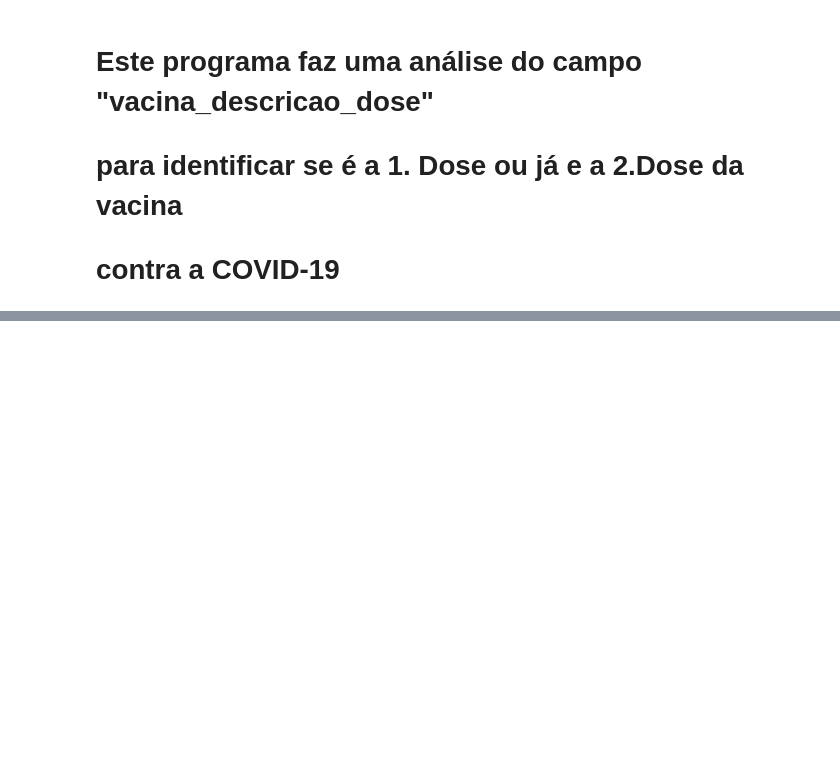
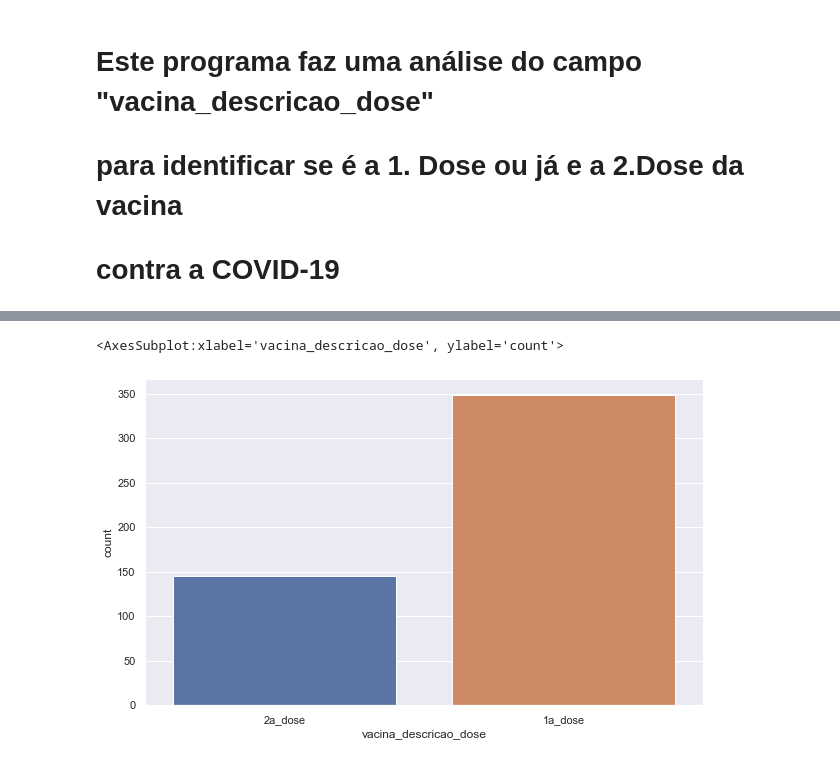
Before and after one commit to nubia-mp1211/Projeto-Final, a Jupyter notebook: Primeira-Segunda-Doses-Vacina.ipynb, the cells around one changed output, grey strips where cells are left out. Drawn from its saved outputs; the diff is of its cells as text; code cells hidden in the pictures; blank space fills up the shorter version.

```diff
--- a/Primeira-Segunda-Doses-Vacina.ipynb
+++ b/Primeira-Segunda-Doses-Vacina.ipynb
@@ -119,0 +122,6 @@ AttributeError: 'DataFrame' object has no attribute 'Segunda_dose'
+# %%
+plt.figure(figsize = (10,6))
+sns.countplot(data=test, x = "vacina_descricao_dose")
+# %% [output]
+<AxesSubplot:xlabel='vacina_descricao_dose', ylabel='count'>
+[figure, added]
```
Also changed, not shown: parts of 21 cells of this notebook.
